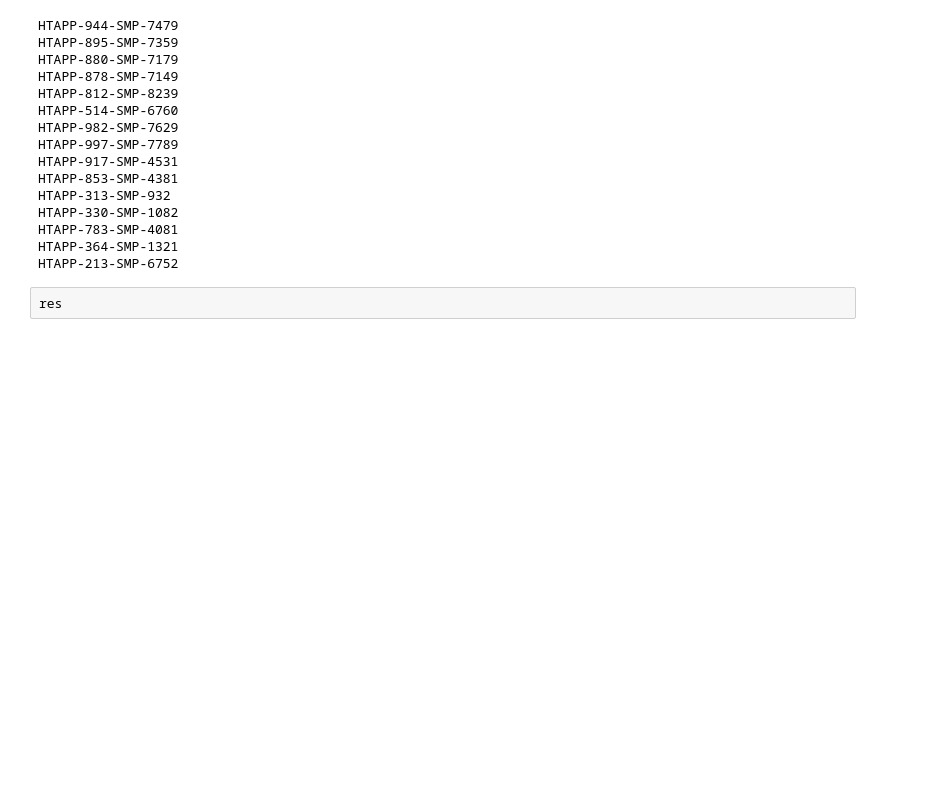
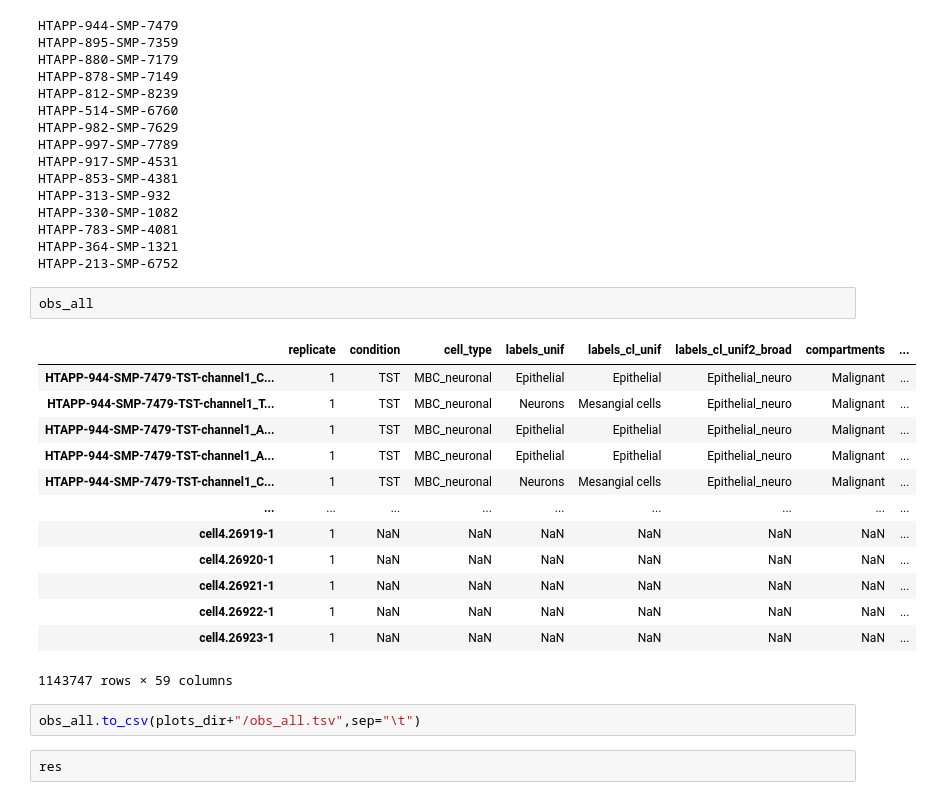
Before and after one commit to klarman-cell-observatory/HTAPP-Pipelines, a Jupyter notebook: HTAPP_MBC/03_spatial_analysis/02_stats.ipynb, the cells around one changed output. Saved outputs shown, nothing was run; the diff lists cells and outputs as text; blank space fills up the shorter version.

```diff
--- a/HTAPP_MBC/03_spatial_analysis/02_stats.ipynb
+++ b/HTAPP_MBC/03_spatial_analysis/02_stats.ipynb
@@ -90,6 +90,24 @@ HTAPP-330-SMP-1082
 HTAPP-783-SMP-4081
 HTAPP-364-SMP-1321
 HTAPP-213-SMP-6752
+# %%
+obs_all
+# %% [output]
+|  | replicate | condition | cell_type | labels_unif | labels_cl_unif | labels_cl_unif2_broad | compartments | ... |
+| HTAPP-944-SMP-7479-TST-channel1_C... | 1 | TST | MBC_neuronal | Epithelial | Epithelial | Epithelial_neuro | Malignant | ... |
+| HTAPP-944-SMP-7479-TST-channel1_T... | 1 | TST | MBC_neuronal | Neurons | Mesangial cells | Epithelial_neuro | Malignant | ... |
+| HTAPP-944-SMP-7479-TST-channel1_A... | 1 | TST | MBC_neuronal | Epithelial | Epithelial | Epithelial_neuro | Malignant | ... |
+| HTAPP-944-SMP-7479-TST-channel1_A... | 1 | TST | MBC_neuronal | Epithelial | Epithelial | Epithelial_neuro | Malignant | ... |
+| HTAPP-944-SMP-7479-TST-channel1_C... | 1 | TST | MBC_neuronal | Neurons | Mesangial cells | Epithelial_neuro | Malignant | ... |
+| ... | ... | ... | ... | ... | ... | ... | ... | ... |
+| cell4.26919-1 | 1 | NaN | NaN | NaN | NaN | NaN | NaN | ... |
+| cell4.26920-1 | 1 | NaN | NaN | NaN | NaN | NaN | NaN | ... |
+| cell4.26921-1 | 1 | NaN | NaN | NaN | NaN | NaN | NaN | ... |
+| cell4.26922-1 | 1 | NaN | NaN | NaN | NaN | NaN | NaN | ... |
+| cell4.26923-1 | 1 | NaN | NaN | NaN | NaN | NaN | NaN | ... |
+1143747 rows × 59 columns
+# %%
+obs_all.to_csv(plots_dir+"/obs_all.tsv",sep="\t")
 # %%
 res
 # %% [output]
```
